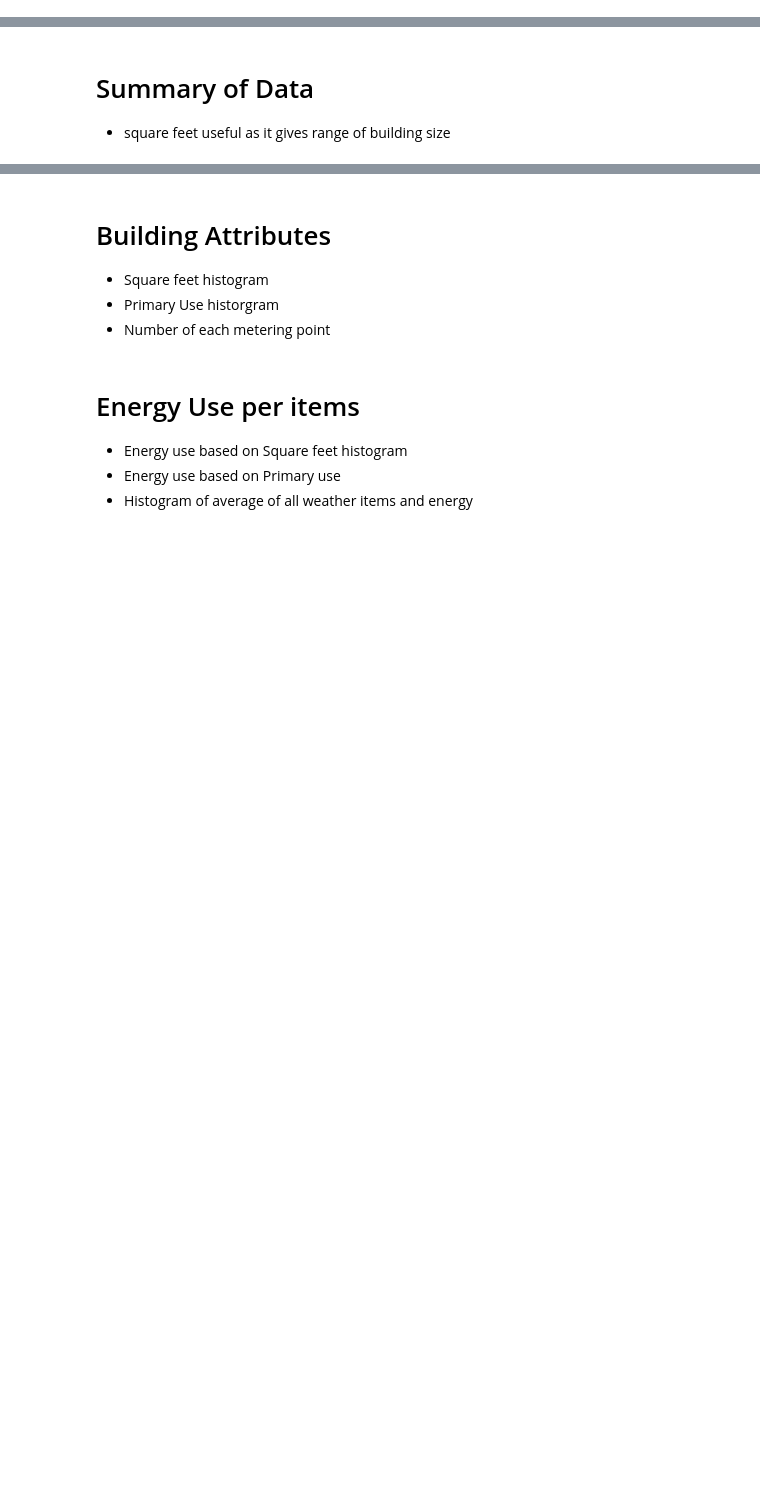
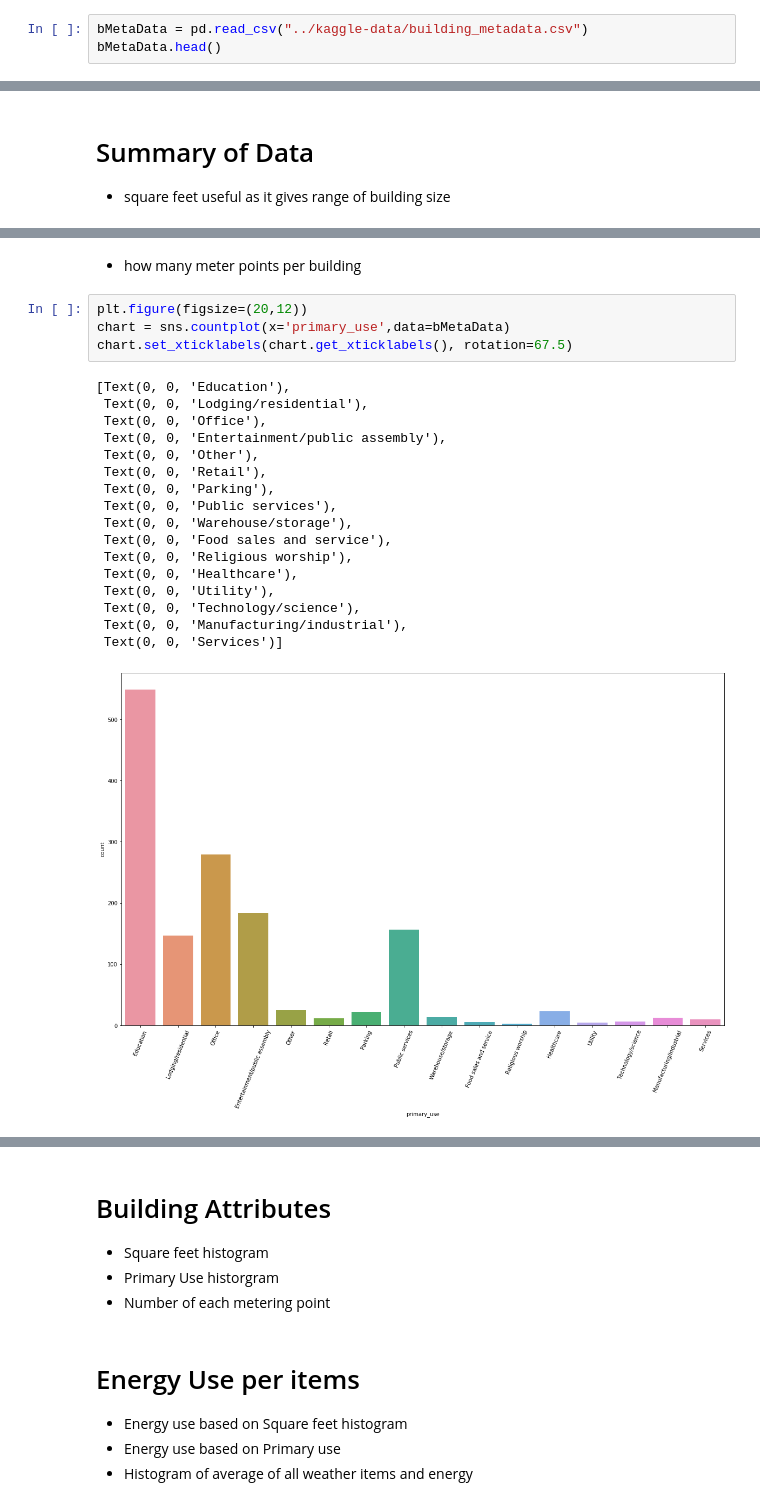
Before and after one commit to douglas-thoms/Projects, a Jupyter notebook: Energy.Predictor.2020/EDA/Distribution.Correlation.EDA.ipynb, the cells around one changed output, grey strips where cells are left out. Drawn from its saved outputs; the diff is of its cells as text; blank space fills up the shorter version.

```diff
--- a/Energy.Predictor.2020/EDA/Distribution.Correlation.EDA.ipynb
+++ b/Energy.Predictor.2020/EDA/Distribution.Correlation.EDA.ipynb
@@ -19,0 +23,3 @@ combDF.head()
+# %%
+bMetaData = pd.read_csv("../kaggle-data/building_metadata.csv")
+bMetaData.head()
@@ -41,0 +62,24 @@ x.astype(object)
+# %% [markdown]
+* how many meter points per building
+# %%
+plt.figure(figsize=(20,12))
+chart = sns.countplot(x='primary_use',data=bMetaData)
+chart.set_xticklabels(chart.get_xticklabels(), rotation=67.5)
+# %% [output]
+[Text(0, 0, 'Education'),
+ Text(0, 0, 'Lodging/residential'),
+ Text(0, 0, 'Office'),
+ Text(0, 0, 'Entertainment/public assembly'),
+ Text(0, 0, 'Other'),
+ Text(0, 0, 'Retail'),
+ Text(0, 0, 'Parking'),
+ Text(0, 0, 'Public services'),
+ Text(0, 0, 'Warehouse/storage'),
+ Text(0, 0, 'Food sales and service'),
+ Text(0, 0, 'Religious worship'),
+ Text(0, 0, 'Healthcare'),
+ Text(0, 0, 'Utility'),
+ Text(0, 0, 'Technology/science'),
+ Text(0, 0, 'Manufacturing/industrial'),
+ Text(0, 0, 'Services')]
+[figure, added]
```
Also changed, not shown: parts of 10 cells of this notebook.
